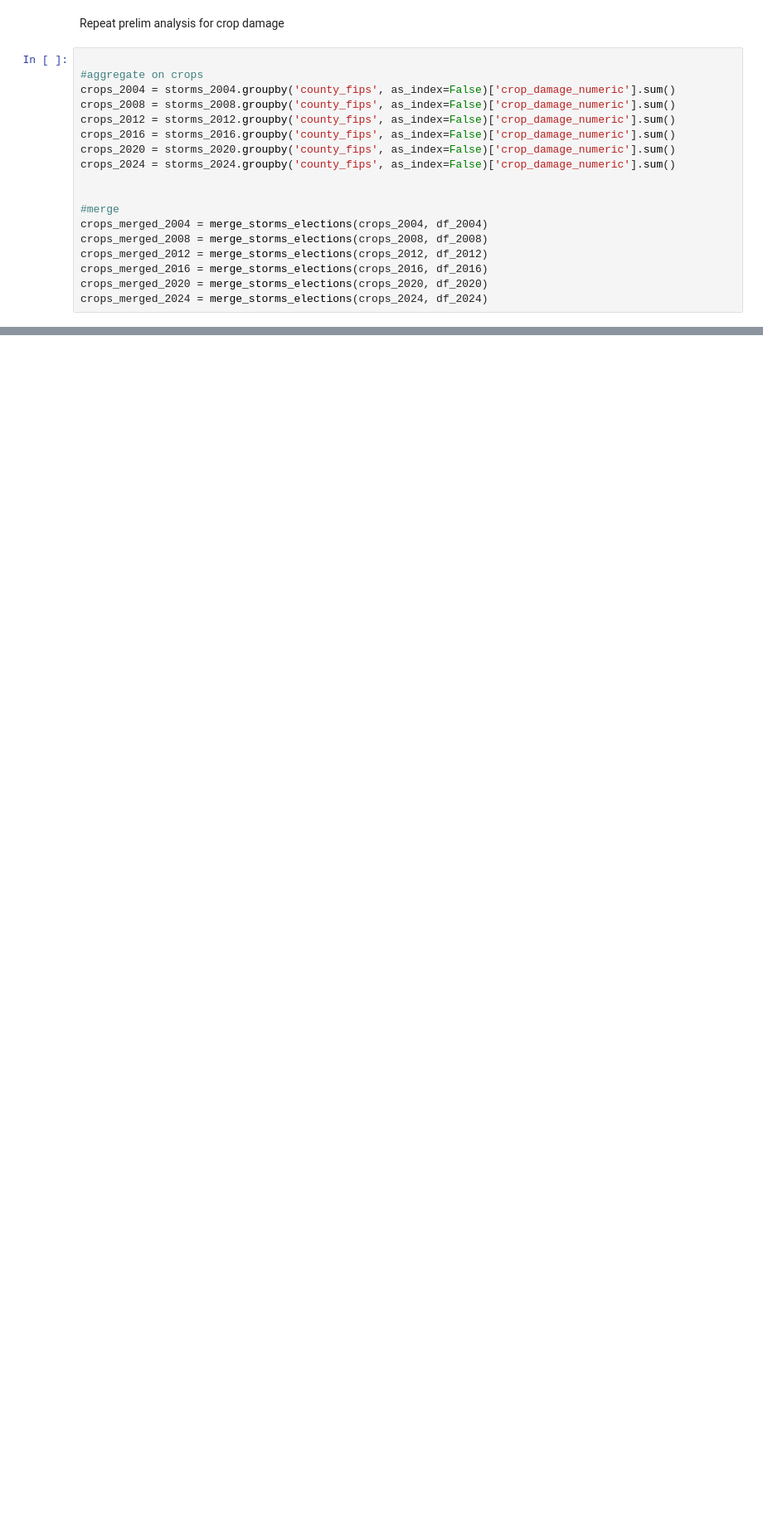
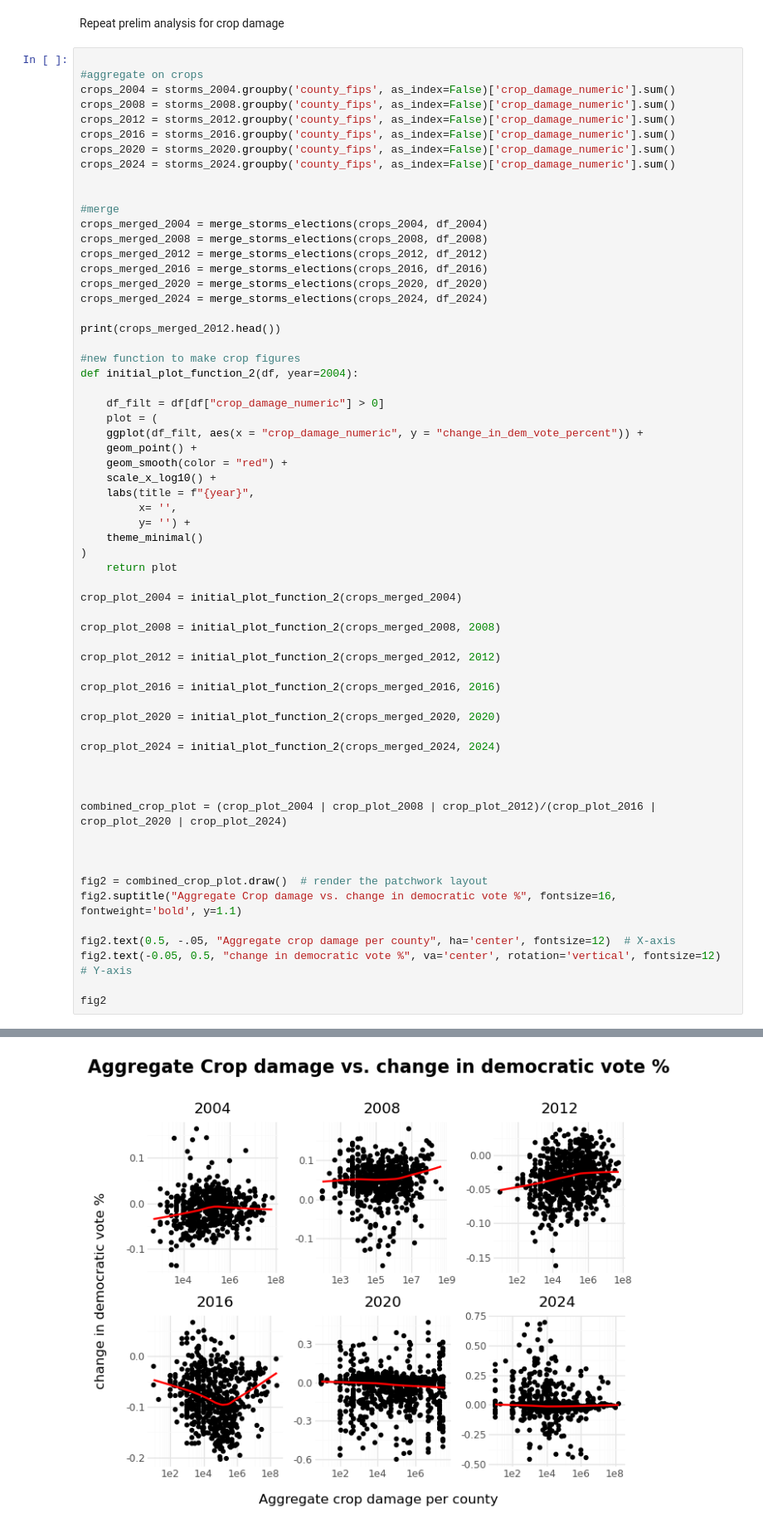
Before and after one commit to sumanttsharma/Sumant_Ethan_QSS20FinalProject, a Jupyter notebook: QSS20Final.ipynb, the cells around one changed output, grey strips where cells are left out. Shown at 83% size. Drawn from its saved outputs; the diff is of its cells as text; blank space fills up the shorter version.

```diff
--- a/QSS20Final.ipynb
+++ b/QSS20Final.ipynb
@@ -373,3 +443,48 @@ crops_merged_2012 = merge_storms_elections(crops_2012, df_2012)
 crops_merged_2016 = merge_storms_elections(crops_2016, df_2016)
 crops_merged_2020 = merge_storms_elections(crops_2020, df_2020)
 crops_merged_2024 = merge_storms_elections(crops_2024, df_2024)
+
+print(crops_merged_2012.head())
+
+#new function to make crop figures
+def initial_plot_function_2(df, year=2004):
+
+    df_filt = df[df["crop_damage_numeric"] > 0]
+    plot = (
+    ggplot(df_filt, aes(x = "crop_damage_numeric", y = "change_in_dem_vote_percent")) +
+    geom_point() +
+    geom_smooth(color = "red") +
+    scale_x_log10() +
+    labs(title = f"{year}",
+         x= '',
+         y= '') +
+    theme_minimal()
+)
+    return plot
+
+crop_plot_2004 = initial_plot_function_2(crops_merged_2004)
+
+crop_plot_2008 = initial_plot_function_2(crops_merged_2008, 2008)
+
+crop_plot_2012 = initial_plot_function_2(crops_merged_2012, 2012)
+
+crop_plot_2016 = initial_plot_function_2(crops_merged_2016, 2016)
+
+crop_plot_2020 = initial_plot_function_2(crops_merged_2020, 2020)
+
+crop_plot_2024 = initial_plot_function_2(crops_merged_2024, 2024)
+
+
+
+combined_crop_plot = (crop_plot_2004 | crop_plot_2008 | crop_plot_2012)/(crop_plot_2016 | crop_plot_2020 | crop_plot_2024)
+
+
+
+fig2 = combined_crop_plot.draw()  # render the patchwork layout
+fig2.suptitle("Aggregate Crop damage vs. change in democratic vote %", fontsize=16, fontweight='bold', y=1.1)
+
+fig2.text(0.5, -.05, "Aggregate crop damage per county", ha='center', fontsize=12)  # X-axis
+fig2.text(-0.05, 0.5, "change in democratic vote %", va='center', rotation='vertical', fontsize=12)  # Y-axis
+
+fig2
+# %% [output]
@@ -375,0 +507 @@ crops_merged_2024 = merge_storms_elections(crops_2024, df_2024)
+[figure, added]
```
Also changed, not shown: parts of 33 cells of this notebook, 17 other files.
